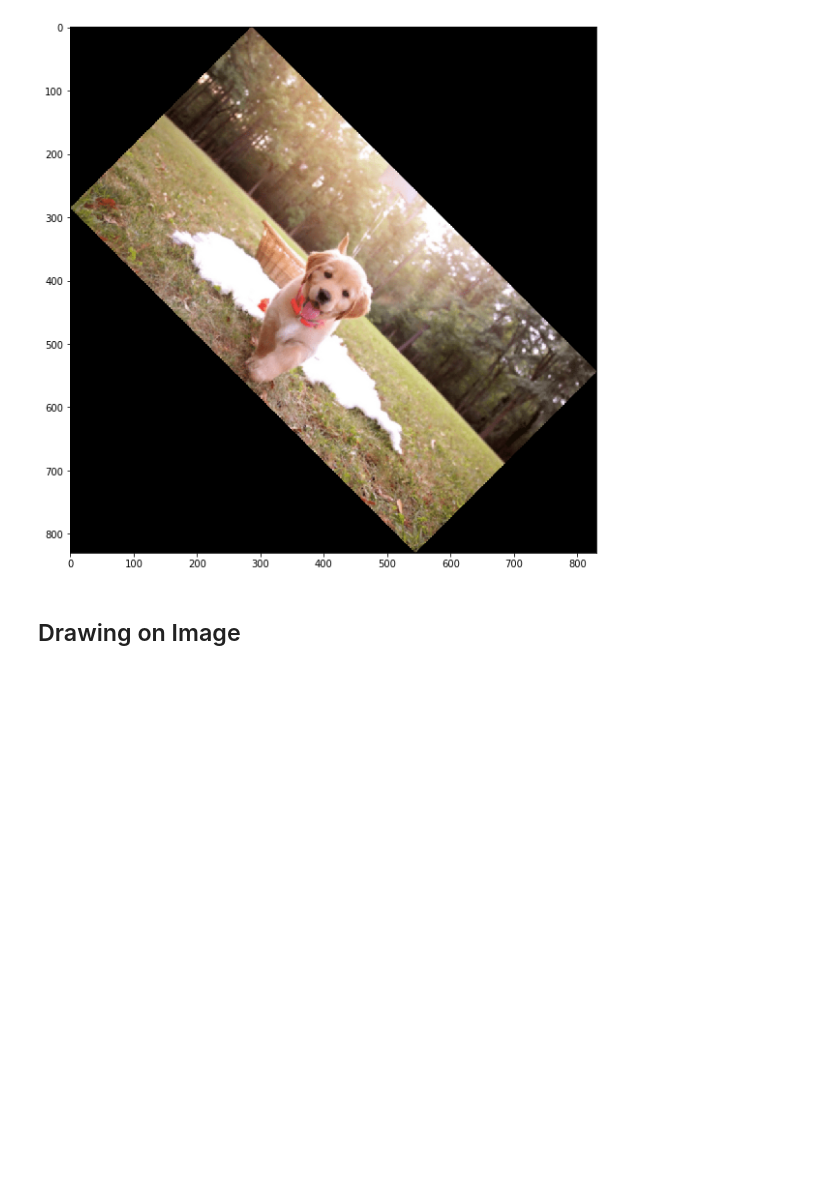
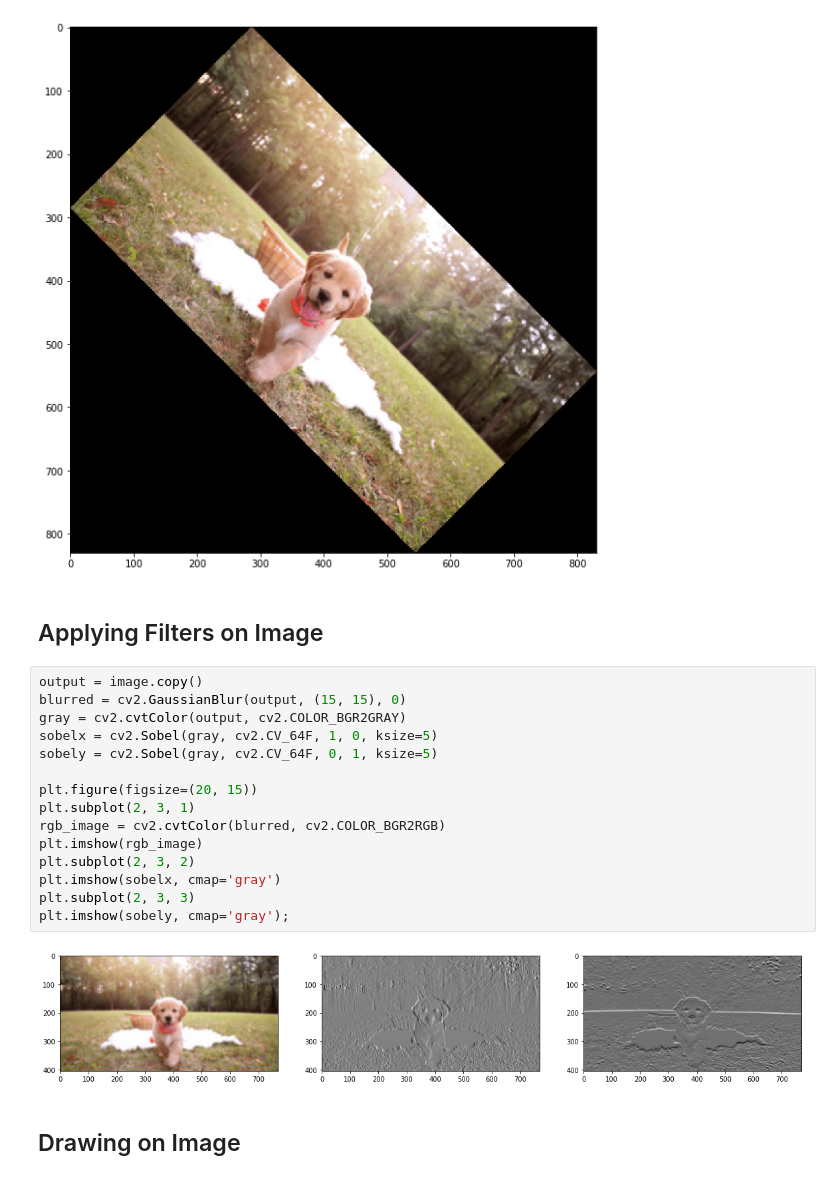
Before and after one commit to zkan/dl4cv, a Jupyter notebook: opencv/opencv.ipynb, the cells around one changed output. Saved outputs shown, nothing was run; the diff lists cells and outputs as text; blank space fills up the shorter version.

Commit message:
Apply some filters on image

```diff
--- a/opencv/opencv.ipynb
+++ b/opencv/opencv.ipynb
@@ -98,6 +98,25 @@ rgb_image = cv2.cvtColor(rotated, cv2.COLOR_BGR2RGB)
 plt.imshow(rgb_image);
 # %% [output]
 [figure]
+# %% [markdown]
+## Applying Filters on Image
+# %%
+output = image.copy()
+blurred = cv2.GaussianBlur(output, (15, 15), 0)
+gray = cv2.cvtColor(output, cv2.COLOR_BGR2GRAY)
+sobelx = cv2.Sobel(gray, cv2.CV_64F, 1, 0, ksize=5)
+sobely = cv2.Sobel(gray, cv2.CV_64F, 0, 1, ksize=5)
+
+plt.figure(figsize=(20, 15))
+plt.subplot(2, 3, 1)
+rgb_image = cv2.cvtColor(blurred, cv2.COLOR_BGR2RGB)
+plt.imshow(rgb_image)
+plt.subplot(2, 3, 2)
+plt.imshow(sobelx, cmap='gray')
+plt.subplot(2, 3, 3)
+plt.imshow(sobely, cmap='gray');
+# %% [output]
+[figure, added]
 # %% [markdown]
 ## Drawing on Image
 # %%
```
